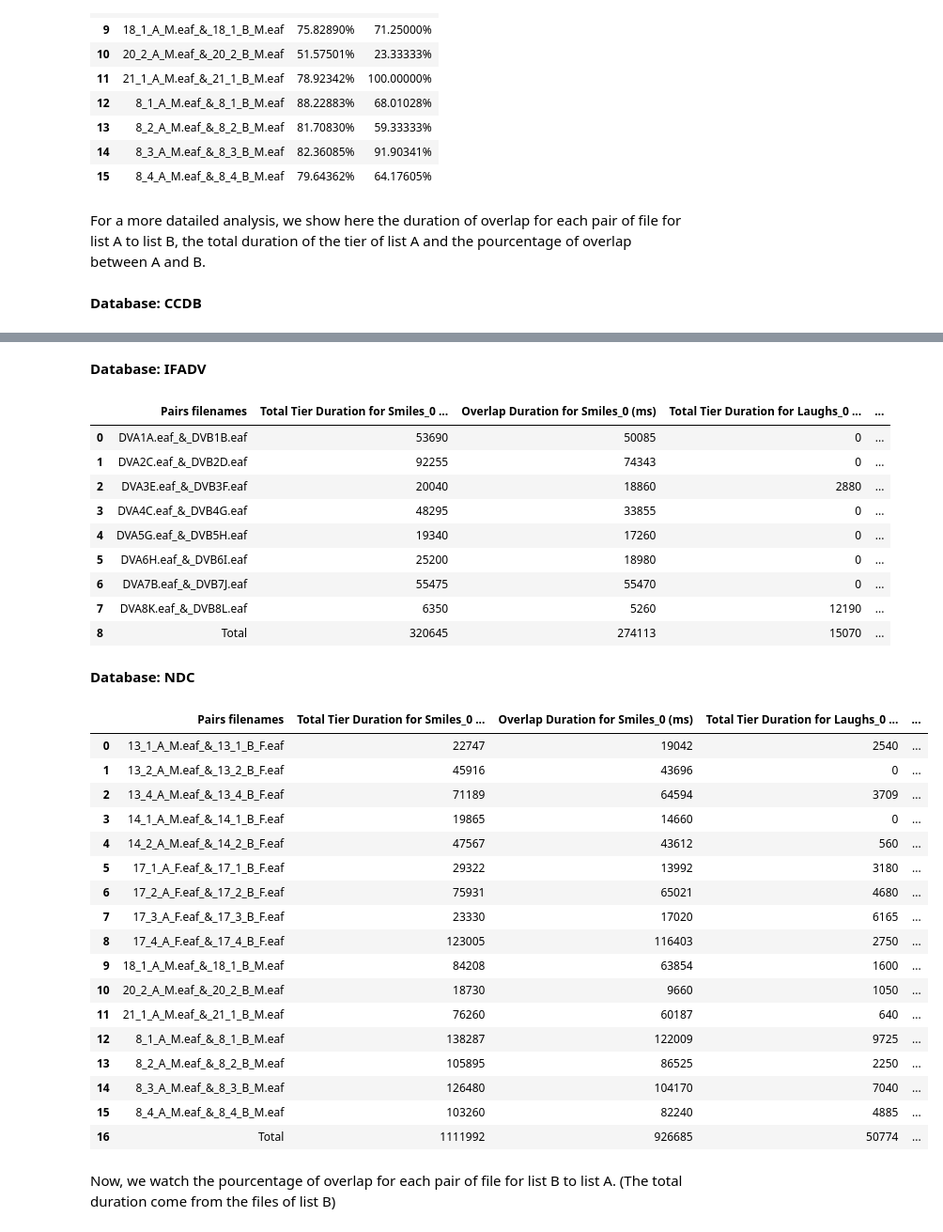
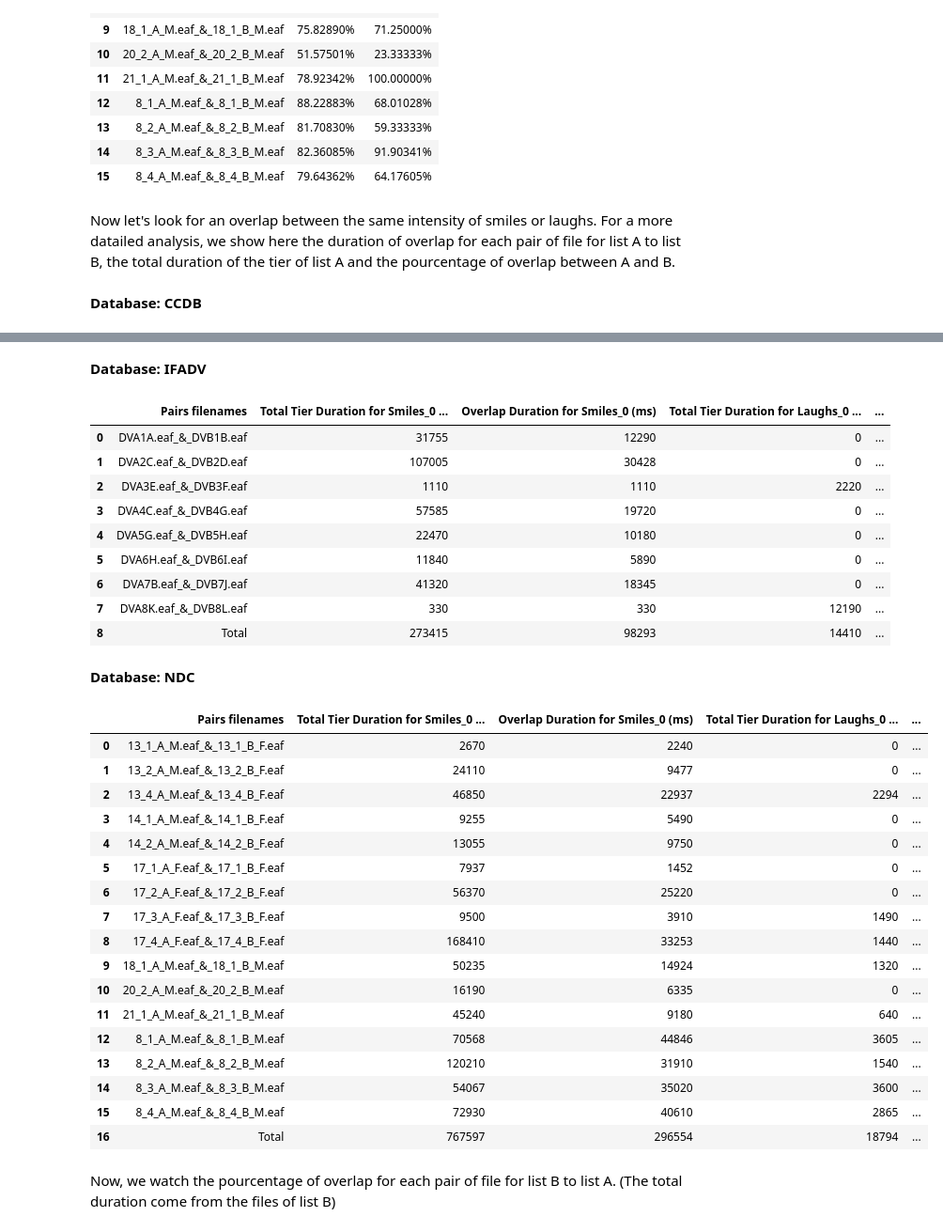
Before and after one commit to LucileVincent/S-L-Dynamics-Analysis, a Jupyter notebook: Overlapping_analysis.ipynb, the cells around one changed output, grey strips where cells are left out. Shown: that part at 94% size. Saved outputs shown, nothing was run; the diff lists cells and outputs as text; code cells hidden in the pictures.

```diff
--- a/Overlapping_analysis.ipynb
+++ b/Overlapping_analysis.ipynb
@@ -137,7 +137,7 @@ for database, df in dataframes.items():
 | 14 | 8_3_A_M.eaf_&_8_3_B_M.eaf | 82.36085% | 91.90341% |
 | 15 | 8_4_A_M.eaf_&_8_4_B_M.eaf | 79.64362% | 64.17605% |
 # %% [markdown]
-For a more datailed analysis, we show here the duration of overlap for each pair of file for list A to list B, the total duration of the tier of list A and the pourcentage of overlap between A and B.
+Now let's look for an overlap between the same intensity of smiles or laughs. For a more datailed analysis, we show here the duration of overlap for each pair of file for list A to list B, the total duration of the tier of list A and the pourcentage of overlap between A and B.
 # %%
 lstA = {}
 lstB = {}
@@ -192,17 +192,21 @@ for database, dataset_dict in overlapping_segments_dict.items():
                 total_duration = 0
                 overlap_duration = 0
                 for segmentA, segmentB in segments.items():
-                    total_duration += segmentA[1] - segmentA[0]
                     for seg in segmentB:
-                        if seg[0] > segmentA[0] and seg[1] < segmentA[1]:
-                            overlap_duration += seg[1] - seg[0]
-                        elif seg[0] < segmentA[0] and seg[1] > segmentA[1]:
-                            overlap_duration += segmentA[1] - segmentA[0]
-                        elif seg[0] < segmentA[0] and seg[1] < segmentA[1]:
-                            overlap_duration += seg[1] - segmentA[0]
-                        elif seg[0] > segmentA[0] and seg[1] > segmentA[1]:
-                            overlap_duration += segmentA[1] - seg[0]
-                percentage = overlap_duration / total_duration * 100
+                        if seg[2].replace(" ", "") == segmentA[2].replace(" ", ""):
+                            if seg[0] > segmentA[0] and seg[1] < segmentA[1]:
+                                overlap_duration += seg[1] - seg[0]
+                            elif seg[0] < segmentA[0] and seg[1] > segmentA[1]:
+                                overlap_duration += segmentA[1] - segmentA[0]
+                            elif seg[0] < segmentA[0] and seg[1] < segmentA[1]:
+                                overlap_duration += seg[1] - segmentA[0]
+                            elif seg[0] > segmentA[0] and seg[1] > segmentA[1]:
+                                overlap_duration += segmentA[1] - seg[0]
+                            total_duration += segmentA[1] - segmentA[0]
+                if total_duration == 0:
+                    percentage = 0
+                else:
+                    percentage = overlap_duration / total_duration * 100
             data[tier].append({
                 'Pairs filenames': pair_name,
                 f'Overlap Percentage for {tier} (%)': percentage,
@@ -248,33 +252,33 @@ for database, df in dataframes.items():
 **Database: IFADV**
 |  | Pairs filenames | Total Tier Duration for Smiles_0 ... | Overlap Duration for Smiles_0 (ms) | Total Tier Duration for Laughs_0 ... | ... |
-| 0 | DVA1A.eaf_&_DVB1B.eaf | 53690 | 50085 | 0 | ... |
-| 1 | DVA2C.eaf_&_DVB2D.eaf | 92255 | 74343 | 0 | ... |
-| 2 | DVA3E.eaf_&_DVB3F.eaf | 20040 | 18860 | 2880 | ... |
-| 3 | DVA4C.eaf_&_DVB4G.eaf | 48295 | 33855 | 0 | ... |
-| 4 | DVA5G.eaf_&_DVB5H.eaf | 19340 | 17260 | 0 | ... |
-| 5 | DVA6H.eaf_&_DVB6I.eaf | 25200 | 18980 | 0 | ... |
-| 6 | DVA7B.eaf_&_DVB7J.eaf | 55475 | 55470 | 0 | ... |
-| 7 | DVA8K.eaf_&_DVB8L.eaf | 6350 | 5260 | 12190 | ... |
-| 8 | Total | 320645 | 274113 | 15070 | ... |
+| 0 | DVA1A.eaf_&_DVB1B.eaf | 31755 | 12290 | 0 | ... |
+| 1 | DVA2C.eaf_&_DVB2D.eaf | 107005 | 30428 | 0 | ... |
+| 2 | DVA3E.eaf_&_DVB3F.eaf | 1110 | 1110 | 2220 | ... |
+| 3 | DVA4C.eaf_&_DVB4G.eaf | 57585 | 19720 | 0 | ... |
+| 4 | DVA5G.eaf_&_DVB5H.eaf | 22470 | 10180 | 0 | ... |
+| 5 | DVA6H.eaf_&_DVB6I.eaf | 11840 | 5890 | 0 | ... |
+| 6 | DVA7B.eaf_&_DVB7J.eaf | 41320 | 18345 | 0 | ... |
+| 7 | DVA8K.eaf_&_DVB8L.eaf | 330 | 330 | 12190 | ... |
+| 8 | Total | 273415 | 98293 | 14410 | ... |
 **Database: NDC**
 |  | Pairs filenames | Total Tier Duration for Smiles_0 ... | Overlap Duration for Smiles_0 (ms) | Total Tier Duration for Laughs_0 ... | ... |
-| 0 | 13_1_A_M.eaf_&_13_1_B_F.eaf | 22747 | 19042 | 2540 | ... |
-| 1 | 13_2_A_M.eaf_&_13_2_B_F.eaf | 45916 | 43696 | 0 | ... |
-| 2 | 13_4_A_M.eaf_&_13_4_B_F.eaf | 71189 | 64594 | 3709 | ... |
-| 3 | 14_1_A_M.eaf_&_14_1_B_F.eaf | 19865 | 14660 | 0 | ... |
-| 4 | 14_2_A_M.eaf_&_14_2_B_F.eaf | 47567 | 43612 | 560 | ... |
-| 5 | 17_1_A_F.eaf_&_17_1_B_F.eaf | 29322 | 13992 | 3180 | ... |
-| 6 | 17_2_A_F.eaf_&_17_2_B_F.eaf | 75931 | 65021 | 4680 | ... |
-| 7 | 17_3_A_F.eaf_&_17_3_B_F.eaf | 23330 | 17020 | 6165 | ... |
-| 8 | 17_4_A_F.eaf_&_17_4_B_F.eaf | 123005 | 116403 | 2750 | ... |
-| 9 | 18_1_A_M.eaf_&_18_1_B_M.eaf | 84208 | 63854 | 1600 | ... |
-| 10 | 20_2_A_M.eaf_&_20_2_B_M.eaf | 18730 | 9660 | 1050 | ... |
-| 11 | 21_1_A_M.eaf_&_21_1_B_M.eaf | 76260 | 60187 | 640 | ... |
-| 12 | 8_1_A_M.eaf_&_8_1_B_M.eaf | 138287 | 122009 | 9725 | ... |
-| 13 | 8_2_A_M.eaf_&_8_2_B_M.eaf | 105895 | 86525 | 2250 | ... |
-| 14 | 8_3_A_M.eaf_&_8_3_B_M.eaf | 126480 | 104170 | 7040 | ... |
-| 15 | 8_4_A_M.eaf_&_8_4_B_M.eaf | 103260 | 82240 | 4885 | ... |
-| 16 | Total | 1111992 | 926685 | 50774 | ... |
+| 0 | 13_1_A_M.eaf_&_13_1_B_F.eaf | 2670 | 2240 | 0 | ... |
+| 1 | 13_2_A_M.eaf_&_13_2_B_F.eaf | 24110 | 9477 | 0 | ... |
+| 2 | 13_4_A_M.eaf_&_13_4_B_F.eaf | 46850 | 22937 | 2294 | ... |
+| 3 | 14_1_A_M.eaf_&_14_1_B_F.eaf | 9255 | 5490 | 0 | ... |
+| 4 | 14_2_A_M.eaf_&_14_2_B_F.eaf | 13055 | 9750 | 0 | ... |
+| 5 | 17_1_A_F.eaf_&_17_1_B_F.eaf | 7937 | 1452 | 0 | ... |
+| 6 | 17_2_A_F.eaf_&_17_2_B_F.eaf | 56370 | 25220 | 0 | ... |
+| 7 | 17_3_A_F.eaf_&_17_3_B_F.eaf | 9500 | 3910 | 1490 | ... |
+| 8 | 17_4_A_F.eaf_&_17_4_B_F.eaf | 168410 | 33253 | 1440 | ... |
+| 9 | 18_1_A_M.eaf_&_18_1_B_M.eaf | 50235 | 14924 | 1320 | ... |
+| 10 | 20_2_A_M.eaf_&_20_2_B_M.eaf | 16190 | 6335 | 0 | ... |
+| 11 | 21_1_A_M.eaf_&_21_1_B_M.eaf | 45240 | 9180 | 640 | ... |
+| 12 | 8_1_A_M.eaf_&_8_1_B_M.eaf | 70568 | 44846 | 3605 | ... |
+| 13 | 8_2_A_M.eaf_&_8_2_B_M.eaf | 120210 | 31910 | 1540 | ... |
+| 14 | 8_3_A_M.eaf_&_8_3_B_M.eaf | 54067 | 35020 | 3600 | ... |
+| 15 | 8_4_A_M.eaf_&_8_4_B_M.eaf | 72930 | 40610 | 2865 | ... |
+| 16 | Total | 767597 | 296554 | 18794 | ... |
 # %% [markdown]
 Now, we watch the pourcentage of overlap for each pair of file for list B to list A. (The total duration come from the files of list B)
 # %%
```
Also changed, not shown: parts of 19 cells of this notebook, 4 other files.
